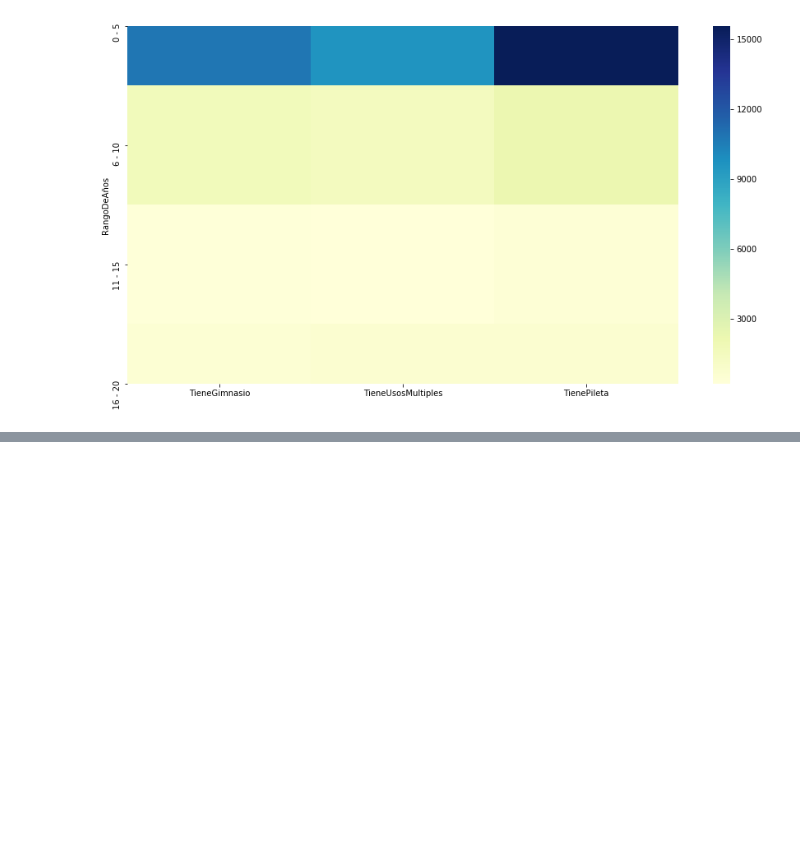
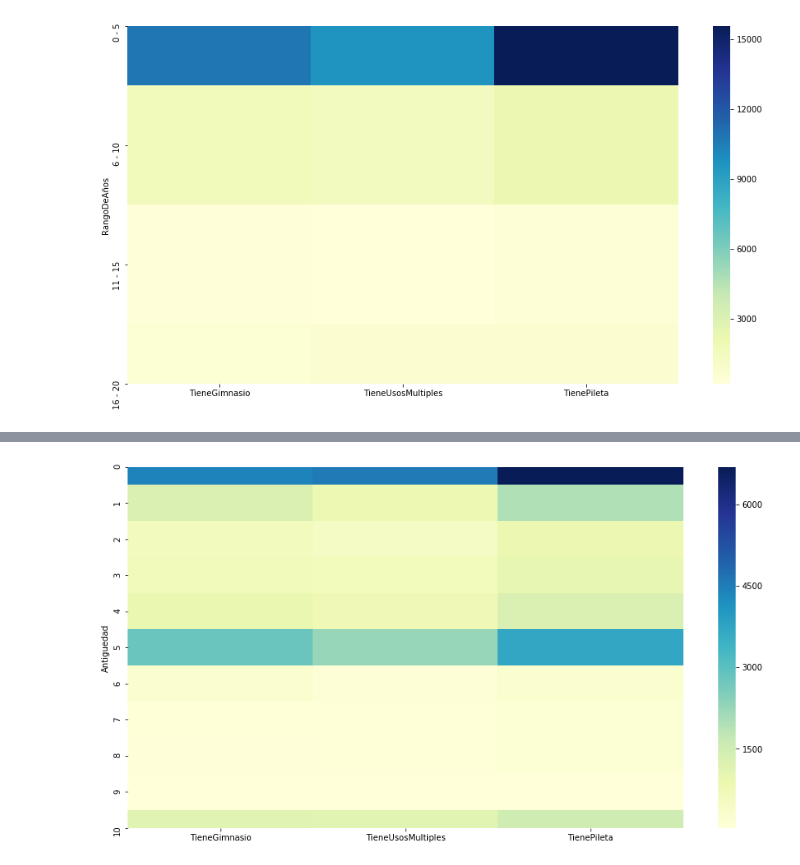
Before and after one commit to komod0/TPs-Org.Datos, a Jupyter notebook: tp1/nbfacundo.ipynb, the cells around one changed output, grey strips where cells are left out. Cells and saved outputs as stored; diff of their text form; code cells hidden in the pictures; blank space fills up the shorter version.

```diff
--- a/tp1/nbfacundo.ipynb
+++ b/tp1/nbfacundo.ipynb
@@ -927,0 +959,7 @@ plot = sb.heatmap(df_comodidad_agrupada[['TieneGimnasio', 'TieneUsosMultiples',
+# %%
+# Se visualiza un heatmap con 10 años de antigüedad
+plt.figure(figsize=(15,8))
+plot = sb.heatmap(df_comodidad_agrupada[['TieneGimnasio', 'TieneUsosMultiples', 'TienePileta']][0:11], \
+                  cmap = 'YlGnBu', cbar = True)
+# %% [output]
+[figure, added]
```
Also changed, not shown: parts of 16 cells of this notebook.
